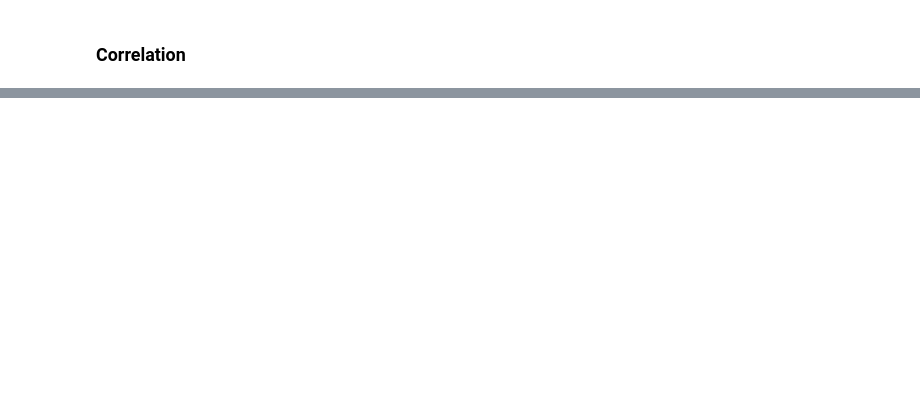
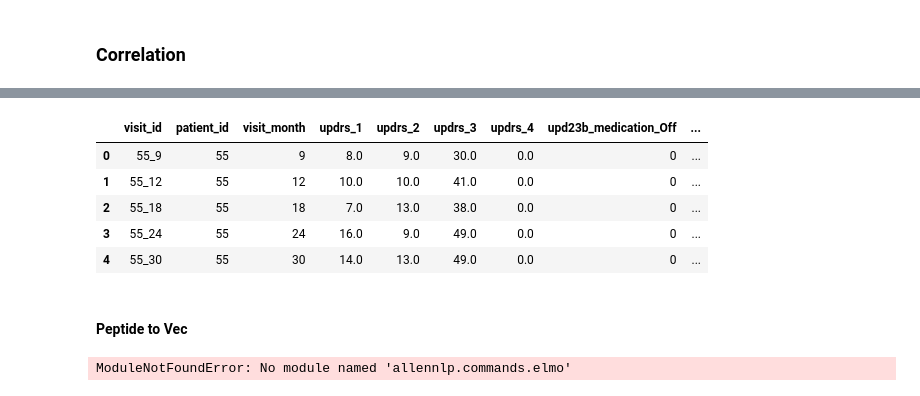
Before and after one commit to AlfredT15/AMP-Parkinsons, a Jupyter notebook: notebooks/exploration.ipynb, the cells around one changed output, grey strips where cells are left out. Saved outputs shown, nothing was run; the diff lists cells and outputs as text; code cells hidden in the pictures; blank space fills up the shorter version.

```diff
--- a/notebooks/exploration.ipynb
+++ b/notebooks/exploration.ipynb
@@ -43,6 +43,9 @@ clinical_data = full_clinical_data.drop(['patient_id', 'visit_month', 'visit_id'
 updrs_data = clinical_data.drop(['upd23b_medication_On', 'upd23b_medication_Off'],axis=1)
 peptide_data =pd.read_csv("../data/train_peptides.csv")
 protein_data =pd.read_csv("../data/train_proteins.csv")
+# %%
+cleaned_clinical = pd.read_csv("../data/imputed/train_clinical_imputed.csv")
+cleaned_clinical = cleaned_clinical.drop('Unnamed: 0', axis=1)
 # %% [markdown]
 ## Beginning EDA
 # %% [markdown]
@@ -367,0 +403,9 @@ merged_peptide_clinical.head()
+# %%
+cleaned_clinical.head()
+# %% [output]
+|  | visit_id | patient_id | visit_month | updrs_1 | updrs_2 | updrs_3 | updrs_4 | upd23b_medication_Off | ... |
+| 0 | 55_9 | 55 | 9 | 8.0 | 9.0 | 30.0 | 0.0 | 0 | ... |
+| 1 | 55_12 | 55 | 12 | 10.0 | 10.0 | 41.0 | 0.0 | 0 | ... |
+| 2 | 55_18 | 55 | 18 | 7.0 | 13.0 | 38.0 | 0.0 | 0 | ... |
+| 3 | 55_24 | 55 | 24 | 16.0 | 9.0 | 49.0 | 0.0 | 0 | ... |
+| 4 | 55_30 | 55 | 30 | 14.0 | 13.0 | 49.0 | 0.0 | 0 | ... |
@@ -367,0 +417,11 @@ merged_peptide_clinical.head()
+# %% [markdown]
+#### Peptide to Vec
+# %%
+from bio_embeddings.embed import ProtTransT5XLU50Embedder
+
+embedder = ProtTransT5XLU50Embedder()
+
+embedding = embedder.embed("NEQEQPLGQWHLS")
+embedding
+# %% [output]
+ModuleNotFoundError: No module named 'allennlp.commands.elmo'
```
Also changed, not shown: parts of 11 cells of this notebook, 2 other files.
